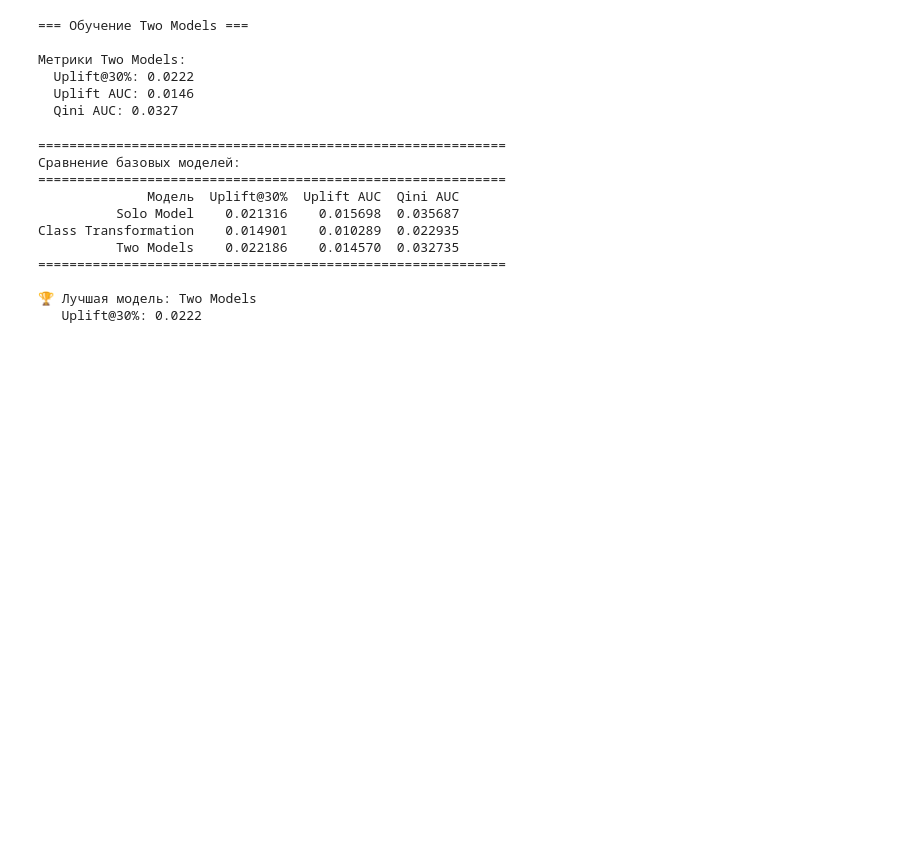
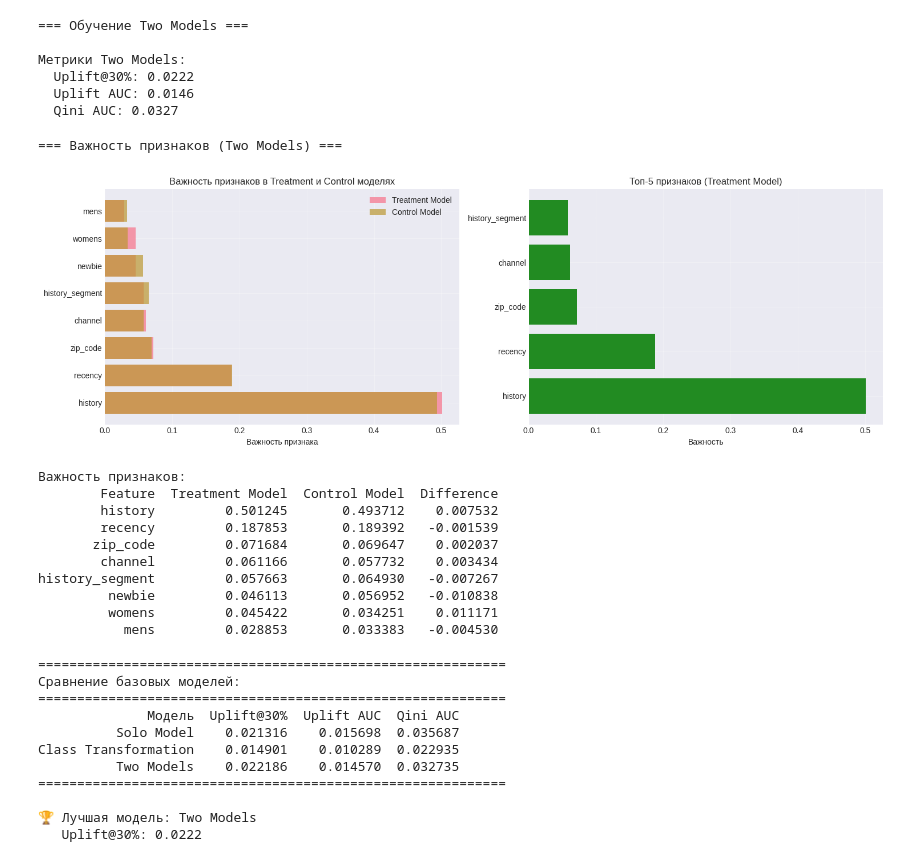
Before and after one commit to winkool/mle-uplift-final-project-2025, a Jupyter notebook: final_project_template.ipynb, the cells around one changed output. Saved outputs shown, nothing was run; the diff lists cells and outputs as text; code cells hidden in the pictures; blank space fills up the shorter version.

Commit message:
Add correlation conclusions, model justification, and feature importance visualization
Co-authored-by: winkool <11365538+winkool@users.noreply.github.com>

```diff
--- a/final_project_template.ipynb
+++ b/final_project_template.ipynb
@@ -315,6 +354,64 @@ print(f"  Qini AUC: {qini_tm:.4f}")
   Uplift@30%: 0.0222
   Uplift AUC: 0.0146
   Qini AUC: 0.0327
+# %%
+# Визуализация важности признаков для лучшей модели (Two Models)
+print("=== Важность признаков (Two Models) ===")
+
+# Получаем важность признаков из treatment модели
+importance_trmnt = two_models.estimator_trmnt.feature_importances_
+importance_ctrl = two_models.estimator_ctrl.feature_importances_
+
+# Создаем DataFrame для визуализации
+feature_names = X_train.columns.tolist()
+importance_df = pd.DataFrame({
+    'Feature': feature_names,
+    'Treatment Model': importance_trmnt,
+    'Control Model': importance_ctrl,
+    'Difference': importance_trmnt - importance_ctrl
+}).sort_values('Treatment Model', ascending=False)
+
+# Визуализация
+fig, axes = plt.subplots(1, 2, figsize=(15, 5))
+
+# График 1: Важность признаков в обеих моделях
+x_pos = np.arange(len(feature_names))
+axes[0].barh(x_pos, importance_df['Treatment Model'], alpha=0.7, label='Treatment Model')
+axes[0].barh(x_pos, importance_df['Control Model'], alpha=0.7, label='Control Model')
+axes[0].set_yticks(x_pos)
+axes[0].set_yticklabels(importance_df['Feature'])
+axes[0].set_xlabel('Важность признака')
+axes[0].set_title('Важность признаков в Treatment и Control моделях')
+axes[0].legend()
+axes[0].grid(True, alpha=0.3)
+
+# График 2: Топ-5 признаков
+top_features = importance_df.head(5)
+axes[1].barh(range(len(top_features)), top_features['Treatment Model'], color='forestgreen')
+axes[1].set_yticks(range(len(top_features)))
+axes[1].set_yticklabels(top_features['Feature'])
+axes[1].set_xlabel('Важность')
+axes[1].set_title('Топ-5 признаков (Treatment Model)')
+axes[1].grid(True, alpha=0.3)
+
+plt.tight_layout()
+plt.show()
+
+print("\nВажность признаков:")
+print(importance_df.to_string(index=False))
+# %% [output]
+=== Важность признаков (Two Models) ===
+[figure, added]
+Важность признаков:
+        Feature  Treatment Model  Control Model  Difference
+        history         0.501245       0.493712    0.007532
+        recency         0.187853       0.189392   -0.001539
+       zip_code         0.071684       0.069647    0.002037
+        channel         0.061166       0.057732    0.003434
+history_segment         0.057663       0.064930   -0.007267
+         newbie         0.046113       0.056952   -0.010838
+         womens         0.045422       0.034251    0.011171
+           mens         0.028853       0.033383   -0.004530
 # %%
 # Сравнение базовых моделей
 results_df = pd.DataFrame({
```
Also changed, not shown: parts of 4 cells of this notebook, 1 other file.
